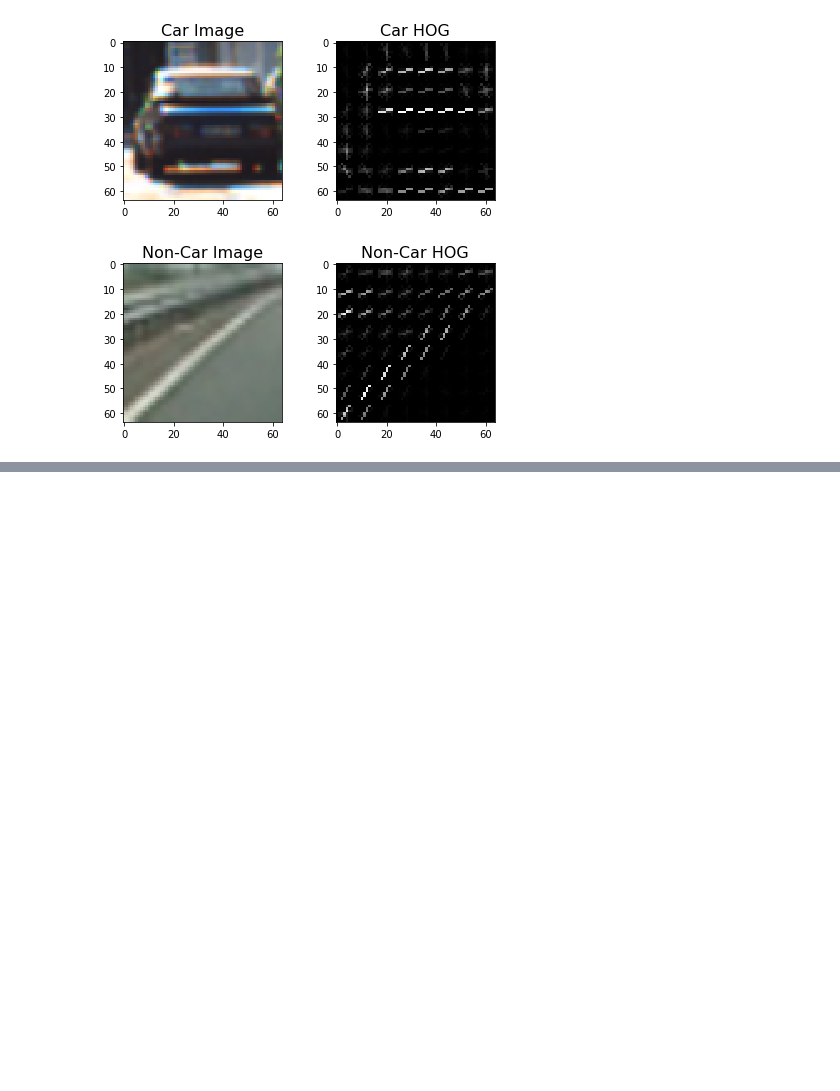
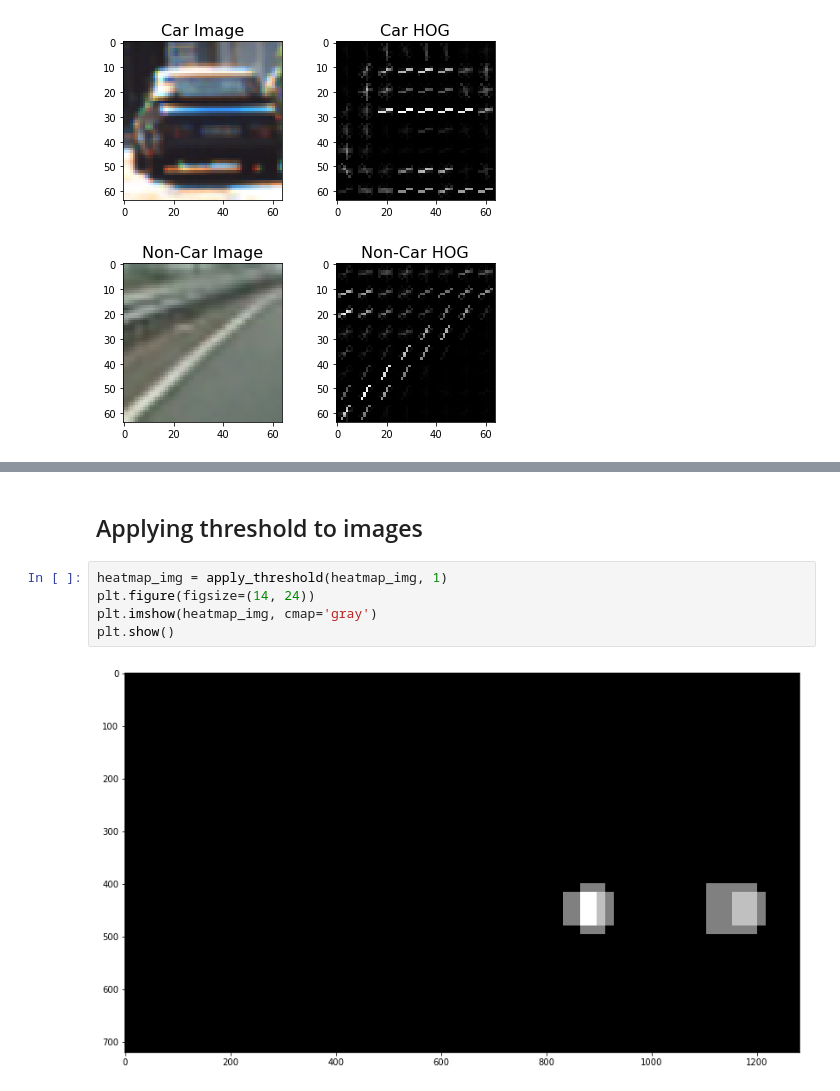
Before and after one commit to sausax/CarND-Vehicle-Detection, a Jupyter notebook: data_exploration.ipynb, the cells around one changed output, grey strips where cells are left out. Saved outputs shown, nothing was run; the diff lists cells and outputs as text; blank space fills up the shorter version.

```diff
--- a/data_exploration.ipynb
+++ b/data_exploration.ipynb
@@ -48,0 +88,9 @@ print('...')
+# %% [markdown]
+## Applying threshold to images
+# %%
+heatmap_img = apply_threshold(heatmap_img, 1)
+plt.figure(figsize=(14, 24))
+plt.imshow(heatmap_img, cmap='gray')
+plt.show()
+# %% [output]
+[figure, added]
```
Also changed, not shown: parts of 10 cells of this notebook, 15 other files.
